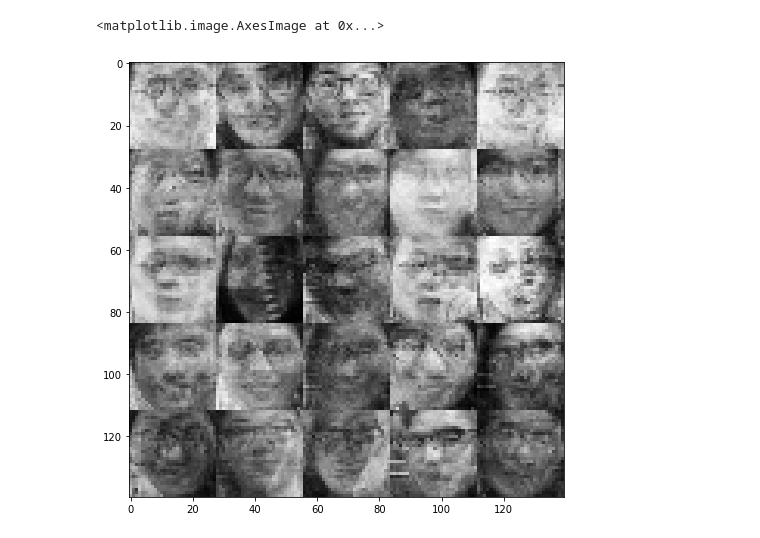
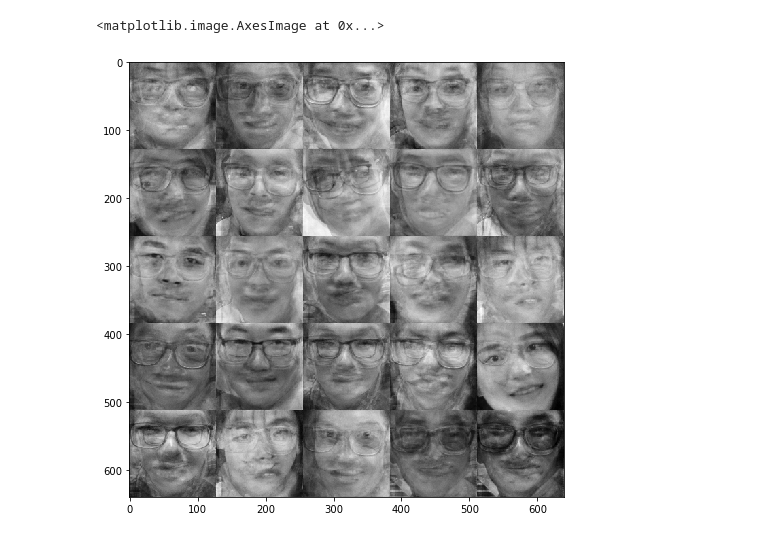
Before and after one commit to galaxydirector/VAE_CNN_replicate, a Jupyter notebook: run.ipynb, the cells around one changed output. Cells and saved outputs as stored; diff of their text form; code cells hidden in the pictures.

```diff
--- a/run.ipynb
+++ b/run.ipynb
@@ -176,33 +178,0 @@ tf.py_func is deprecated in TF V2. Instead, use
-# %%
-# data_set = data_set.batch(32)
-def trainer(model_object, learning_rate=1e-4,
-            batch_size=32, num_epoch=31, n_z=16, log_step=5):
-    model = model_object(
-        learning_rate=learning_rate, batch_size=batch_size, n_z=n_z)
-
-    for epoch in range(num_epoch):
-        start_time = time.time()
-        for iter in range(num_sample // batch_size):
-            # Get a batch
-            batch = next(generate(batch_size))
-#             batch = data_set.make_one_shot_iterator().get_next()
-#             print(batch.shape)
-
-            # Execute the forward and backward pass
-            # Report computed losses
-            losses = model.run_single_step(batch)
-        end_time = time.time()
-
-        if epoch % log_step == 0:
-            log_str = '[Epoch {}] '.format(epoch)
-            for k, v in losses.items():
-                log_str += '{}: {:.3f}  '.format(k, v)
-            log_str += '({:.3f} sec/epoch)'.format(end_time - start_time)
-            print(log_str)
-
-    print('Done!')
-    return model
-
-
-# Train a model
-model = trainer(VariantionalAutoencoder)
@@ -251,19 +204,19 @@ test_reconstruction(model, generate)
 # %%
 # Test the trained model: generation
 # Sample noise vectors from N(0, 1)
-h=28
-w=28
-z = np.random.normal(size=[model.batch_size, model.n_z])
+h=128
+w=128
+z = np.random.normal(size=[model.batch_size, model.no_z])
 x_generated = model.generator(z)
 
 n = np.sqrt(model.batch_size).astype(np.int32)
 I_generated = np.empty((h*n, w*n))
 for i in range(n):
     for j in range(n):
         I_generated[i*h:(i+1)*h, j*w:(j+1)*w] = x_generated[i*n+j, :].reshape(h, w)
 
 plt.figure(figsize=(8, 8))
 plt.imshow(I_generated, cmap='gray')
 # %% [output]
 <matplotlib.image.AxesImage at 0x...>
-[figure, old version]
+[figure, new version]
```
Also changed, not shown: parts of 9 cells of this notebook, 3 other files.
